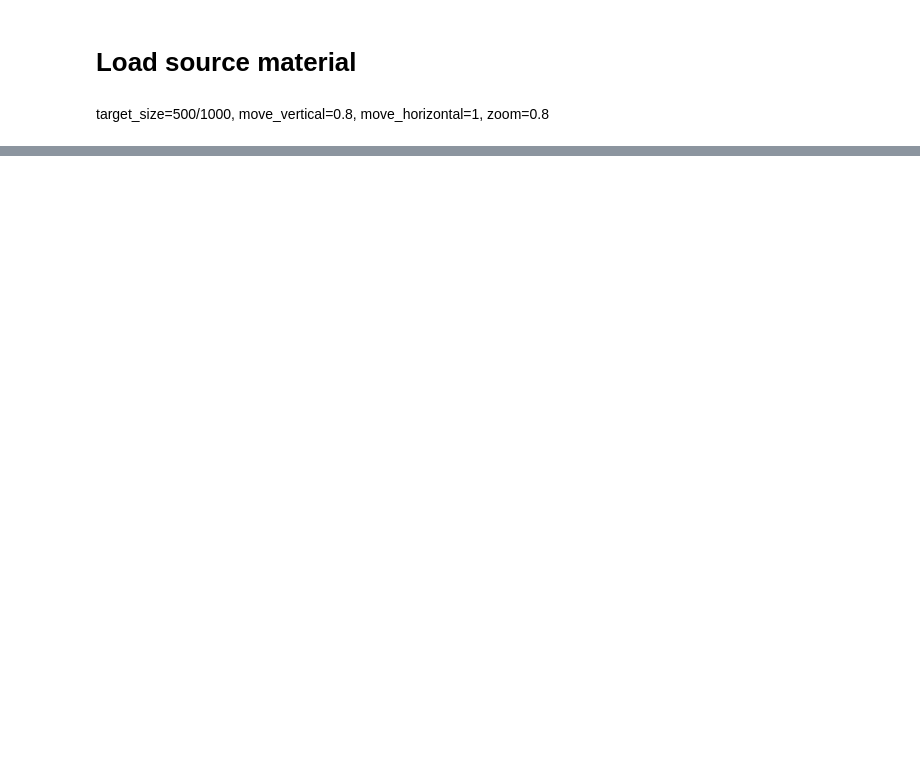
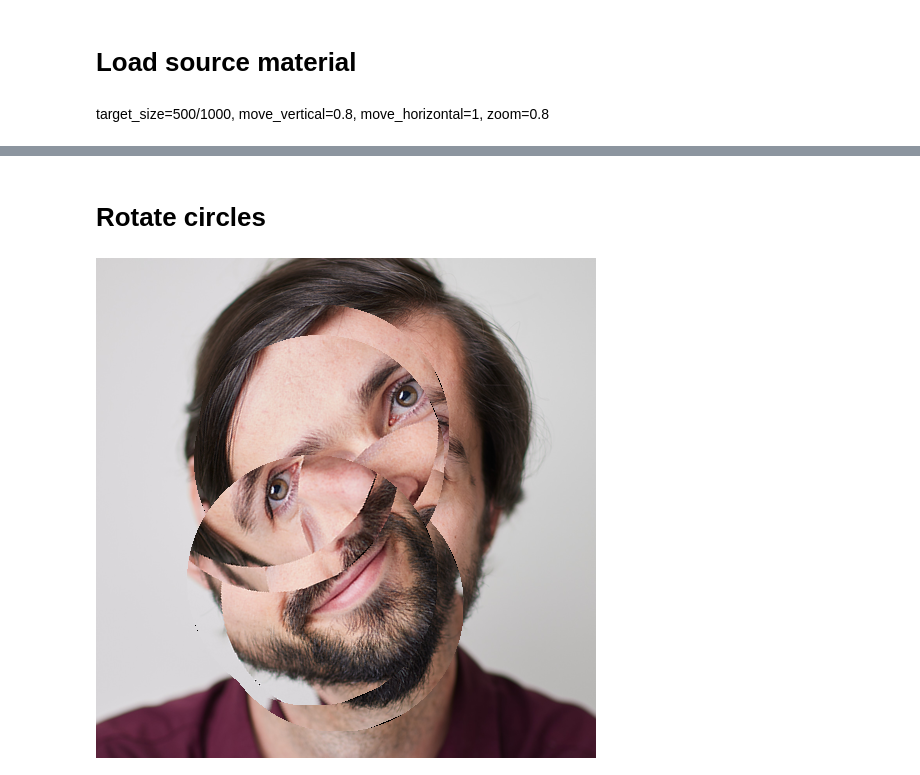
Before and after one commit to Jezzerrr/PortraitArt, a Jupyter notebook: notebooks/portrait_art.ipynb, the cells around one changed output, grey strips where cells are left out. Drawn from its saved outputs; the diff is of its cells as text; code cells hidden in the pictures; blank space fills up the shorter version.

```diff
--- a/notebooks/portrait_art.ipynb
+++ b/notebooks/portrait_art.ipynb
@@ -55,0 +55,2 @@ output_image
+# %% [markdown]
+# Rotate circles
@@ -55,0 +60,10 @@ output_image
+# %%
+circle_image = input_image
+
+circle_image = rotate_random_circle(circle_image, patch_fraction=.5, angle=22.5)
+circle_image = rotate_random_circle(circle_image, patch_fraction=.5, angle=22.5)
+circle_image = rotate_random_circle(circle_image, patch_fraction=.5, angle=22.5)
+circle_image = rotate_random_circle(circle_image, patch_fraction=.5, angle=22.5)
+circle_image
+# %% [output]
+[figure, added]
```
Also changed, not shown: parts of 11 cells of this notebook, 2 other files.
